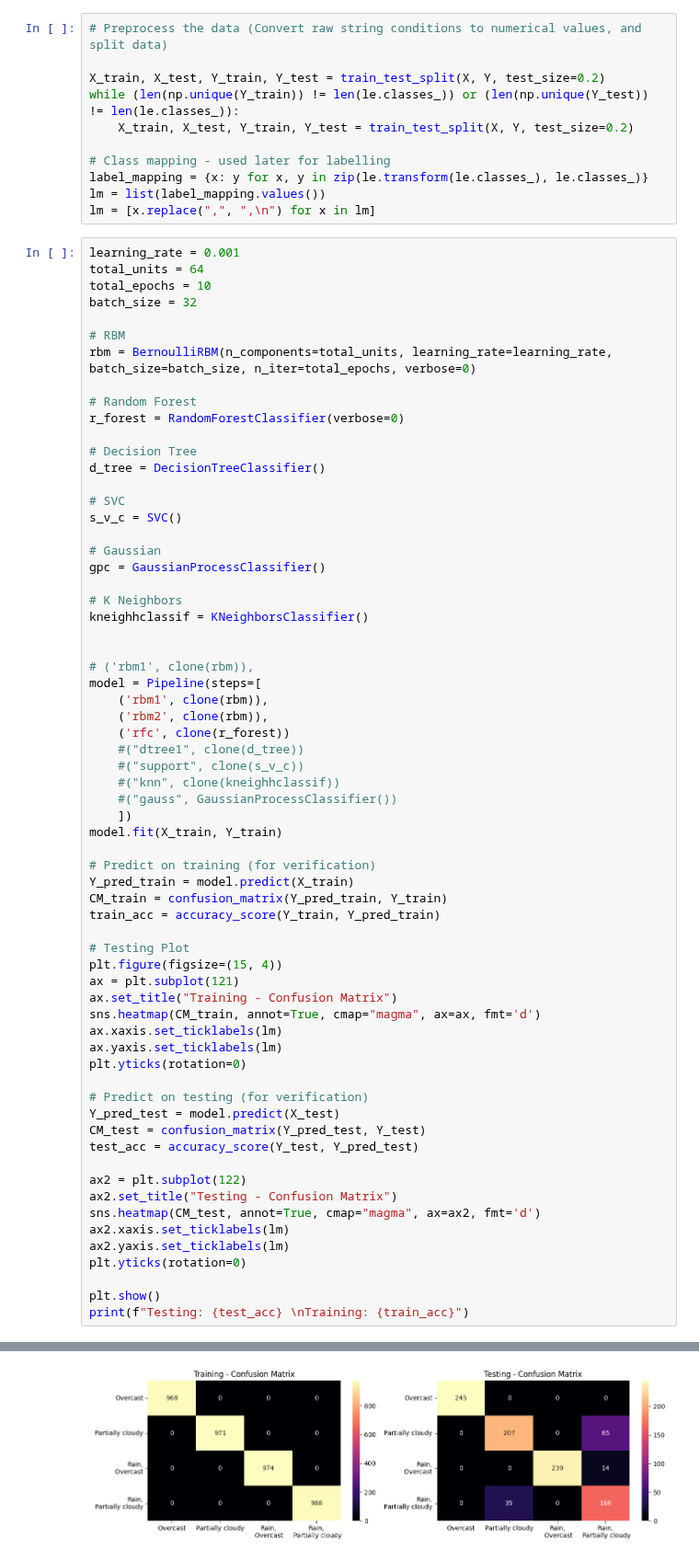
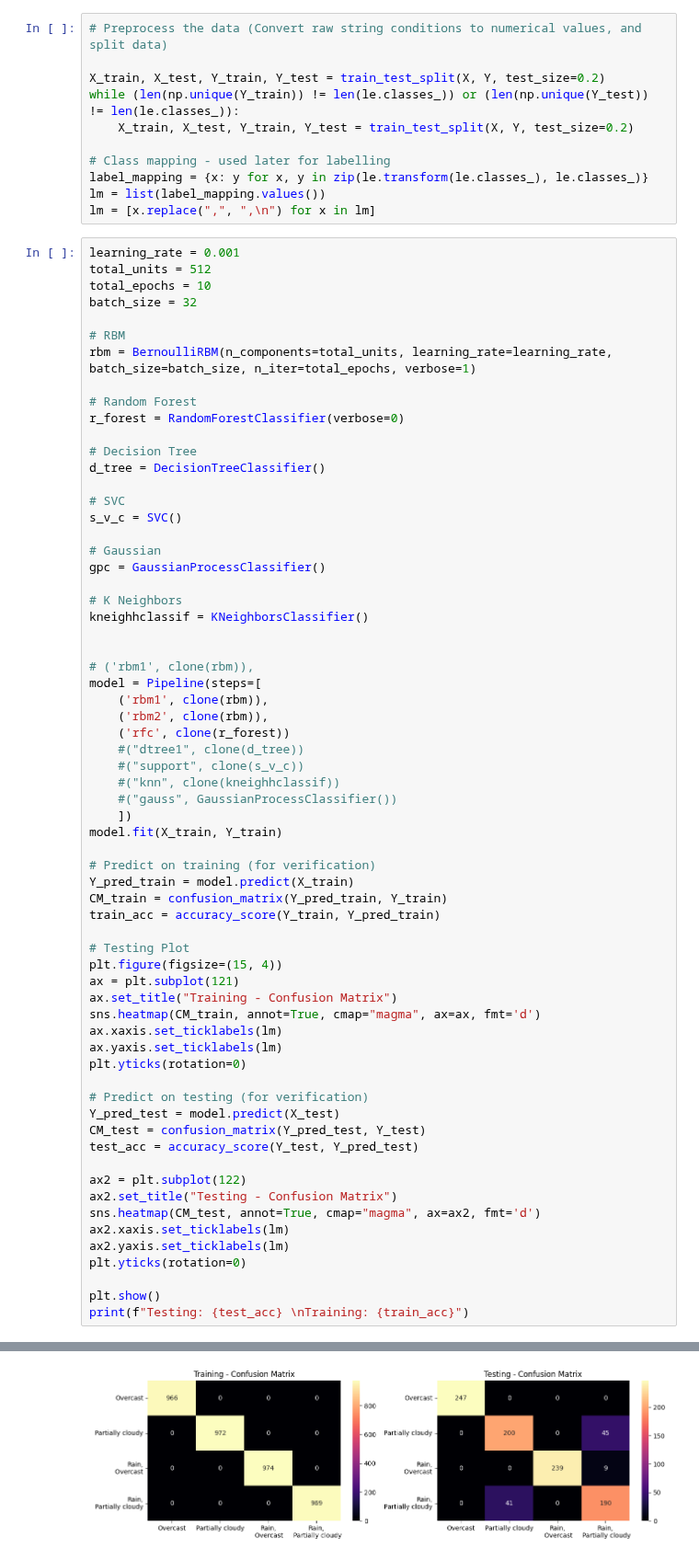
Before and after one commit to alaricespina/Thesis-Repository, a Jupyter notebook: Final Model Files/DBNImplementation.ipynb, the cells around one changed output, grey strips where cells are left out. Shown at 92% size. Cells and saved outputs as stored; diff of their text form.

```diff
--- a/Final Model Files/DBNImplementation.ipynb
+++ b/Final Model Files/DBNImplementation.ipynb
@@ -152,12 +152,12 @@ lm = list(label_mapping.values())
 lm = [x.replace(",", ",\n") for x in lm]
 # %%
 learning_rate = 0.001
-total_units = 64
+total_units = 512
 total_epochs = 10
 batch_size = 32
 
 # RBM
-rbm = BernoulliRBM(n_components=total_units, learning_rate=learning_rate, batch_size=batch_size, n_iter=total_epochs, verbose=0)
+rbm = BernoulliRBM(n_components=total_units, learning_rate=learning_rate, batch_size=batch_size, n_iter=total_epochs, verbose=1)
 
 # Random Forest
 r_forest = RandomForestClassifier(verbose=0)
@@ -219 +239 @@ print(f"Testing: {test_acc} \nTraining: {train_acc}")
-[figure, old version]
+[figure, new version]
```
Also changed, not shown: parts of 3 cells of this notebook, 34 other files.
